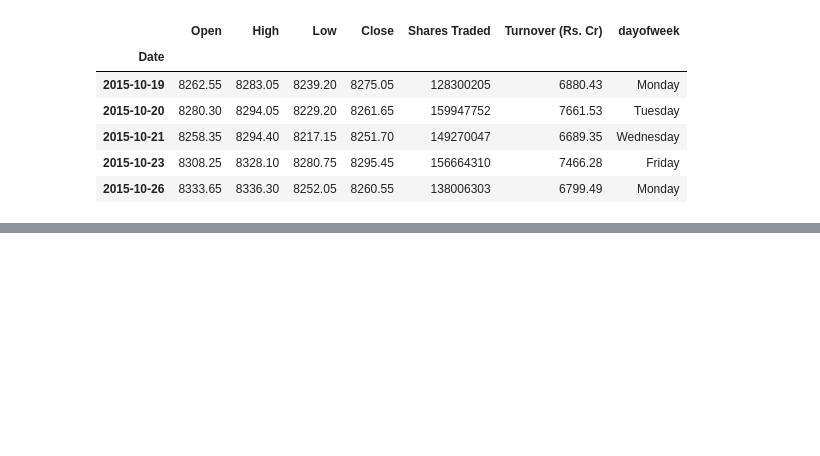
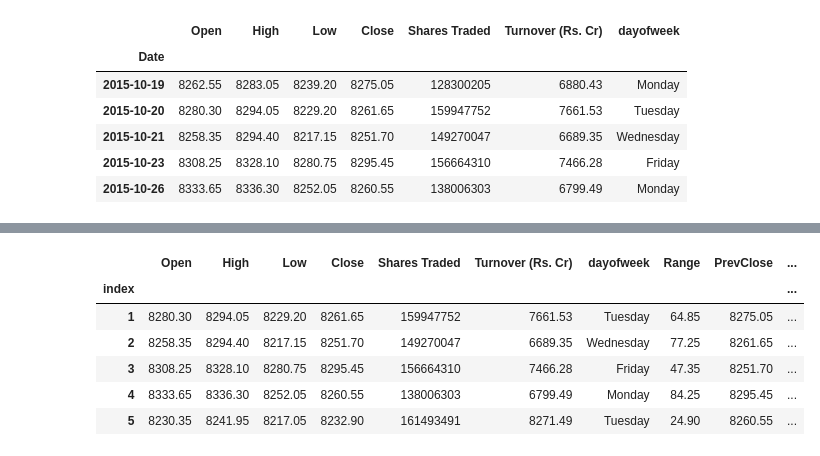
Before and after one commit to gyandhanee/nifty50, a Jupyter notebook: analysis.ipynb, the cells around one changed output, grey strips where cells are left out. Saved outputs shown, nothing was run; the diff lists cells and outputs as text; code cells hidden in the pictures; blank space fills up the shorter version.

```diff
--- a/analysis.ipynb
+++ b/analysis.ipynb
@@ -58,6 +59,16 @@ data.head()
 # %%
 data['index'] = [x for x in range(data.shape[0])]
 data.set_index('index', inplace=True)
+data.drop(0, inplace=True)
+data.head()
+# %% [output]
+|  | Open | High | Low | Close | Shares Traded | Turnover (Rs. Cr) | dayofweek | Range | PrevClose | ... |
+| index |  |  |  |  |  |  |  |  |  | ... |
+| 1 | 8280.30 | 8294.05 | 8229.20 | 8261.65 | 159947752 | 7661.53 | Tuesday | 64.85 | 8275.05 | ... |
+| 2 | 8258.35 | 8294.40 | 8217.15 | 8251.70 | 149270047 | 6689.35 | Wednesday | 77.25 | 8261.65 | ... |
+| 3 | 8308.25 | 8328.10 | 8280.75 | 8295.45 | 156664310 | 7466.28 | Friday | 47.35 | 8251.70 | ... |
+| 4 | 8333.65 | 8336.30 | 8252.05 | 8260.55 | 138006303 | 6799.49 | Monday | 84.25 | 8295.45 | ... |
+| 5 | 8230.35 | 8241.95 | 8217.05 | 8232.90 | 161493491 | 8271.49 | Tuesday | 24.90 | 8260.55 | ... |
 # %%
 returns = dict()
 for day in calendar.day_name[:-2]:
```
Also changed, not shown: parts of 2 cells of this notebook.
